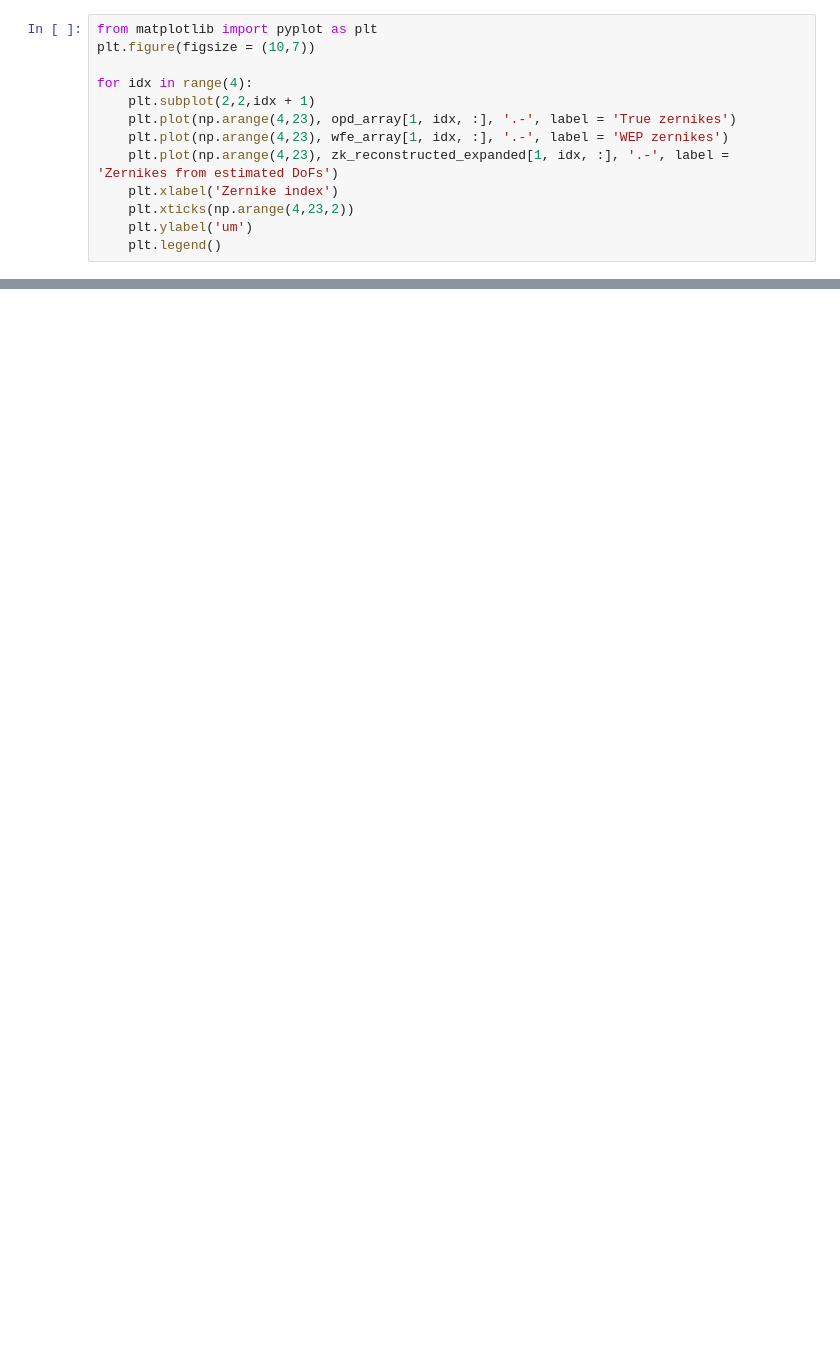
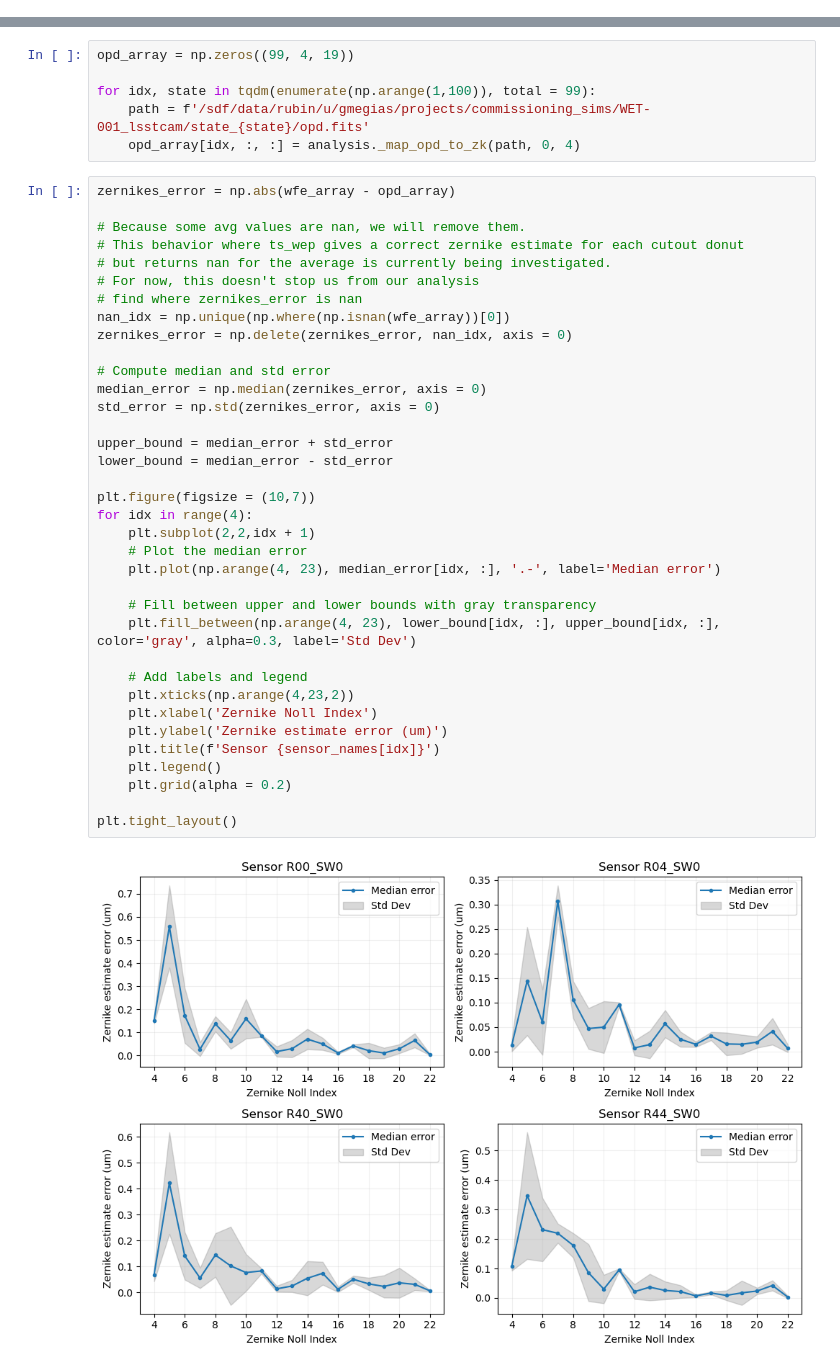
Before and after one commit to lsst-sitcom/sitcomtn-104, a Jupyter notebook: notebook/data_analysis_wet001.ipynb, the cells around one changed output, grey strips where cells are left out. Drawn from its saved outputs; the diff is of its cells as text; blank space fills up the shorter version.

Commit message:
Updating plots, functions and images

```diff
--- a/notebook/data_analysis_wet001.ipynb
+++ b/notebook/data_analysis_wet001.ipynb
@@ -230,13 +0,0 @@ for idx in range(100):
-# %%
-from matplotlib import pyplot as plt
-plt.figure(figsize = (10,7))
-
-for idx in range(4):
-    plt.subplot(2,2,idx + 1)
-    plt.plot(np.arange(4,23), opd_array[1, idx, :], '.-', label = 'True zernikes')
-    plt.plot(np.arange(4,23), wfe_array[1, idx, :], '.-', label = 'WEP zernikes')
-    plt.plot(np.arange(4,23), zk_reconstructed_expanded[1, idx, :], '.-', label = 'Zernikes from estimated DoFs')
-    plt.xlabel('Zernike index')
-    plt.xticks(np.arange(4,23,2))
-    plt.ylabel('um')
-    plt.legend()
@@ -273,0 +65,44 @@ plt.tight_layout()
+# %%
+opd_array = np.zeros((99, 4, 19))
+
+for idx, state in tqdm(enumerate(np.arange(1,100)), total = 99):
+    path = f'/sdf/data/rubin/u/gmegias/projects/commissioning_sims/WET-001_lsstcam/state_{state}/opd.fits'
+    opd_array[idx, :, :] = analysis._map_opd_to_zk(path, 0, 4)
+# %%
+zernikes_error = np.abs(wfe_array - opd_array)
+
+# Because some avg values are nan, we will remove them.
+# This behavior where ts_wep gives a correct zernike estimate for each cutout donut
+# but returns nan for the average is currently being investigated.
+# For now, this doesn't stop us from our analysis
+# find where zernikes_error is nan
+nan_idx = np.unique(np.where(np.isnan(wfe_array))[0])
+zernikes_error = np.delete(zernikes_error, nan_idx, axis = 0)
+
+# Compute median and std error
+median_error = np.median(zernikes_error, axis = 0)
+std_error = np.std(zernikes_error, axis = 0)
+
+upper_bound = median_error + std_error
+lower_bound = median_error - std_error
+
+plt.figure(figsize = (10,7))
+for idx in range(4):
+    plt.subplot(2,2,idx + 1)
+    # Plot the median error
+    plt.plot(np.arange(4, 23), median_error[idx, :], '.-', label='Median error')
+
+    # Fill between upper and lower bounds with gray transparency
+    plt.fill_between(np.arange(4, 23), lower_bound[idx, :], upper_bound[idx, :], color='gray', alpha=0.3, label='Std Dev')
+
+    # Add labels and legend
+    plt.xticks(np.arange(4,23,2))
+    plt.xlabel('Zernike Noll Index')
+    plt.ylabel('Zernike estimate error (um)')
+    plt.title(f'Sensor {sensor_names[idx]}')
+    plt.legend()
+    plt.grid(alpha = 0.2)
+
+plt.tight_layout()
+# %% [output]
+[figure, added]
```
Also changed, not shown: parts of 34 cells of this notebook, 8 other files.
